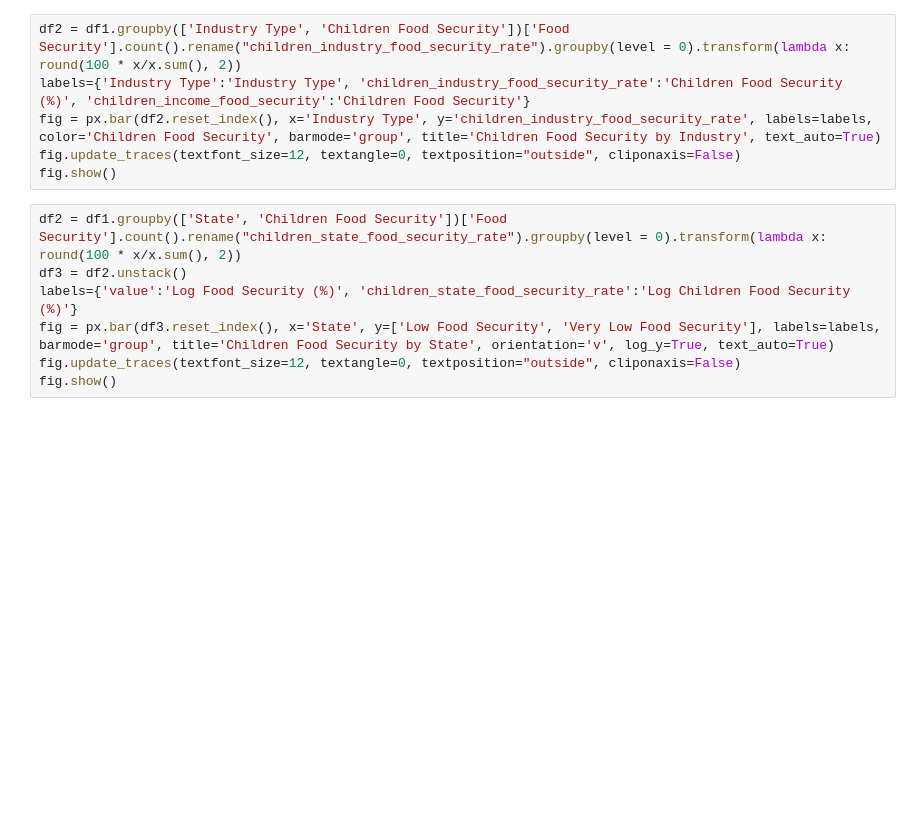
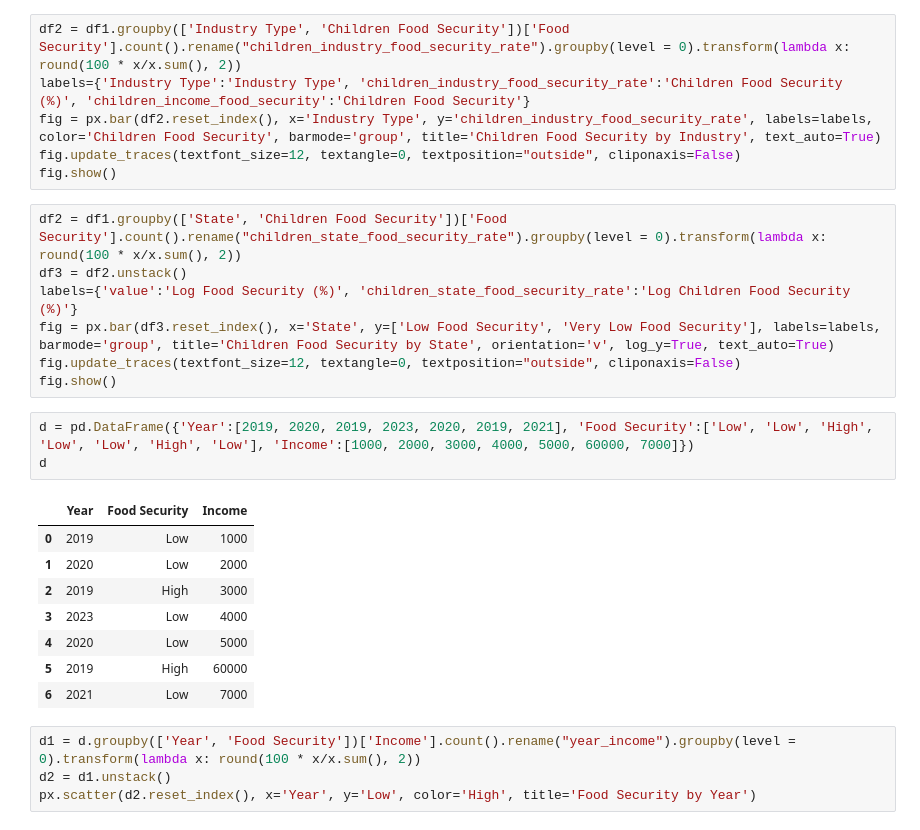
Before and after one commit to himalayahall/DATA608, a Jupyter notebook: Story 6/DataWrangling.ipynb, the cells around one changed output. Cells and saved outputs as stored; diff of their text form; blank space fills up the shorter version.

```diff
--- a/Story 6/DataWrangling.ipynb
+++ b/Story 6/DataWrangling.ipynb
@@ -361,3 +371,19 @@ labels={'value':'Log Food Security (%)', 'children_state_food_security_rate':'Lo
 fig = px.bar(df3.reset_index(), x='State', y=['Low Food Security', 'Very Low Food Security'], labels=labels, barmode='group', title='Children Food Security by State', orientation='v', log_y=True, text_auto=True)
 fig.update_traces(textfont_size=12, textangle=0, textposition="outside", cliponaxis=False)
 fig.show()
+# %%
+d = pd.DataFrame({'Year':[2019, 2020, 2019, 2023, 2020, 2019, 2021], 'Food Security':['Low', 'Low', 'High', 'Low', 'Low', 'High', 'Low'], 'Income':[1000, 2000, 3000, 4000, 5000, 60000, 7000]})
+d
+# %% [output]
+|  | Year | Food Security | Income |
+| 0 | 2019 | Low | 1000 |
+| 1 | 2020 | Low | 2000 |
+| 2 | 2019 | High | 3000 |
+| 3 | 2023 | Low | 4000 |
+| 4 | 2020 | Low | 5000 |
+| 5 | 2019 | High | 60000 |
+| 6 | 2021 | Low | 7000 |
+# %%
+d1 = d.groupby(['Year', 'Food Security'])['Income'].count().rename("year_income").groupby(level = 0).transform(lambda x: round(100 * x/x.sum(), 2))
+d2 = d1.unstack()
+px.scatter(d2.reset_index(), x='Year', y='Low', color='High', title='Food Security by Year')
```
Also changed, not shown: parts of 5 cells of this notebook, 20 other files.
